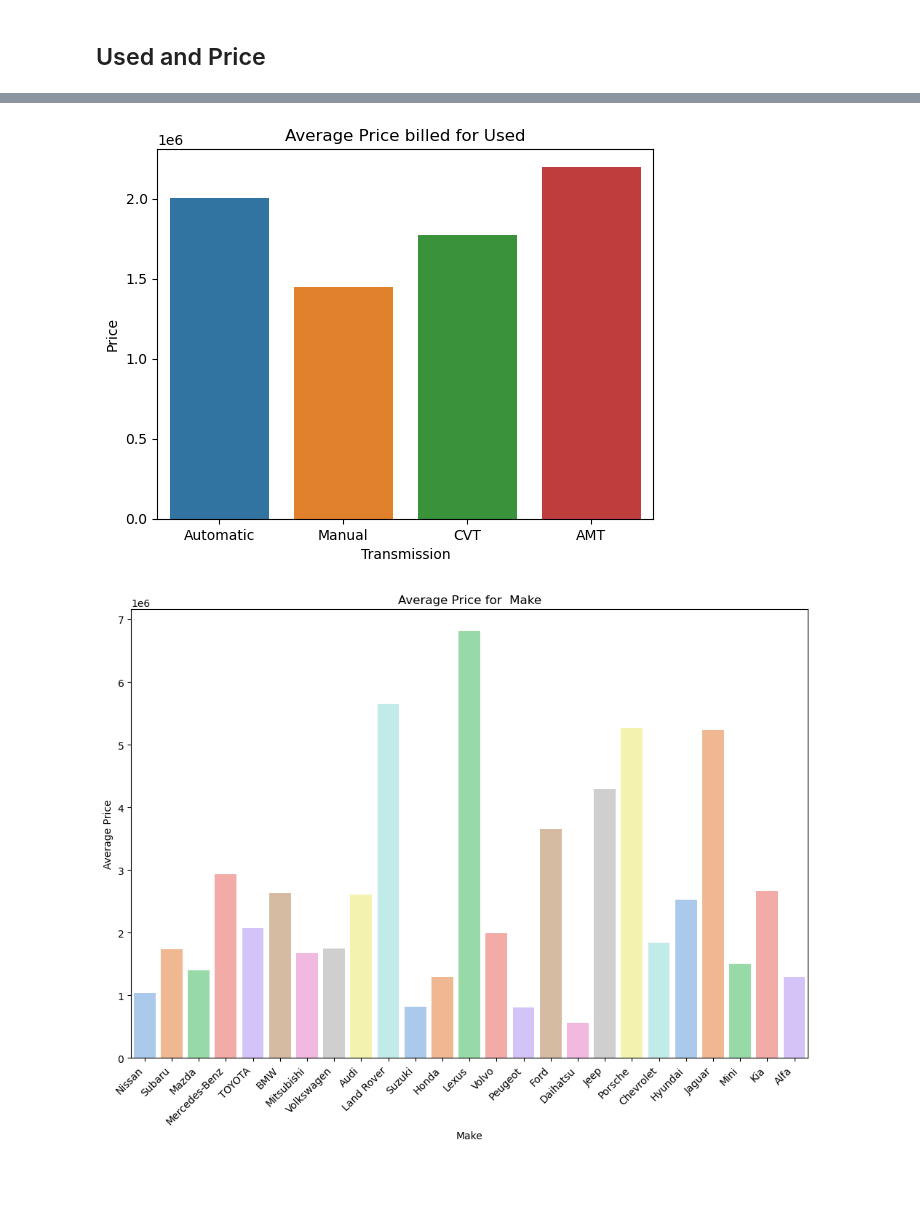
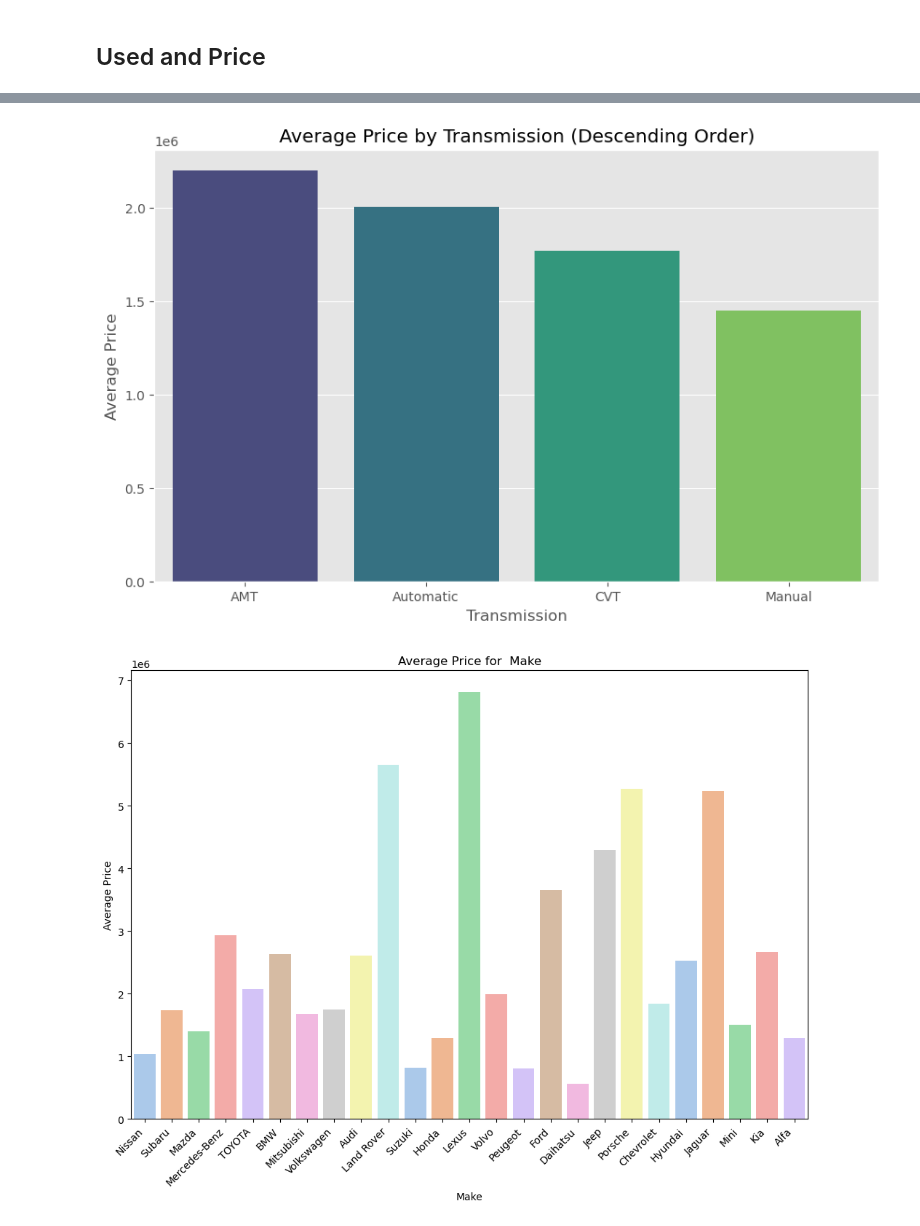
Before and after one commit to Cynthiachelangat/groupcarproject, a Jupyter notebook: model.ipynb, the cells around one changed output, grey strips where cells are left out. Cells and saved outputs as stored; diff of their text form; code cells hidden in the pictures; blank space fills up the shorter version.

```diff
--- a/model.ipynb
+++ b/model.ipynb
@@ -365,9 +365,17 @@ plt.show()
-# %%
-sns.barplot(x="Transmission",y="Price",data=cars,ci=False)
-plt.title("Average Price billed for Used")
-plt.show()
-# %% [output]
-[figure, removed]
+# %%
+# Calculate the average price for each 'Transmission' category
+average_prices = cars.groupby('Transmission')['Price'].mean().sort_values(ascending=False)
+
+# Create a bar plot with the 'Transmission' categories in descending order and using the 'viridis' color palette
+plt.figure(figsize=(10, 6))
+sns.barplot(x=average_prices.index, y=average_prices.values, palette='viridis')
+
+plt.title("Average Price by Transmission (Descending Order)")
+plt.xlabel('Transmission')
+plt.ylabel('Average Price')
+plt.show()
+# %% [output]
+[figure, added]
 # %%
 # Set a larger figure size and higher DPI
 plt.figure(figsize=(12, 8), dpi=100)
```
Also changed, not shown: parts of 2 cells of this notebook.
